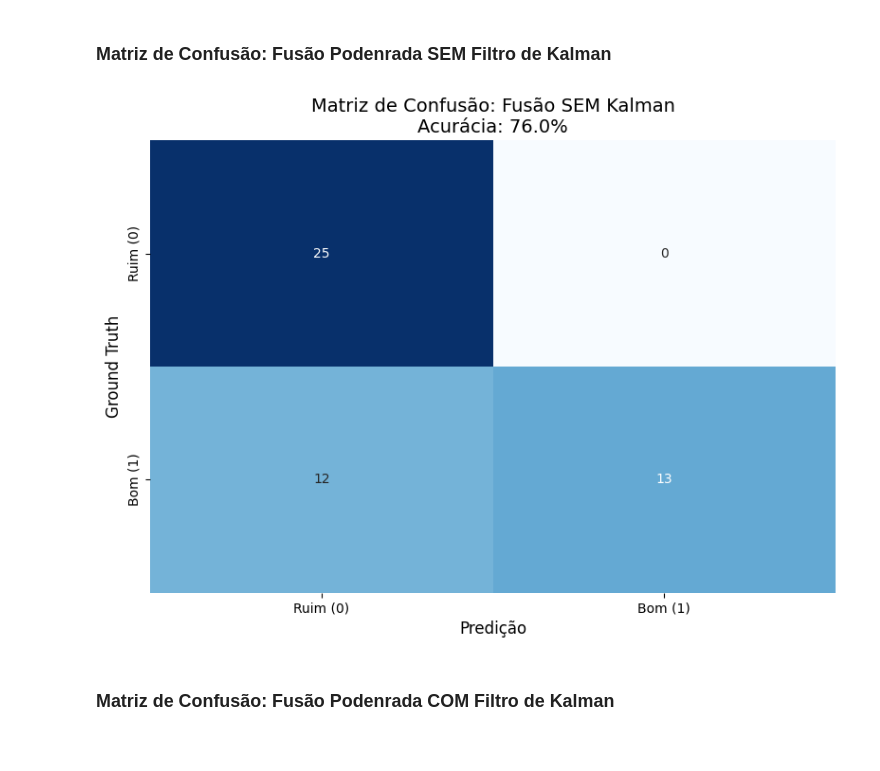
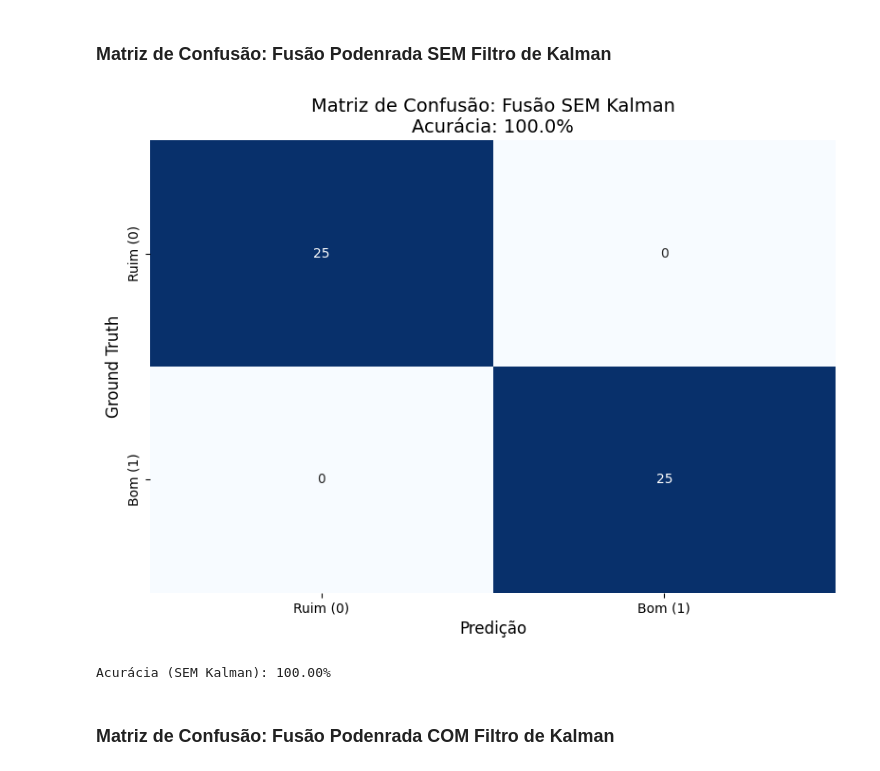
Before and after one commit to charlesluizmendes/RadnetFusion, a Jupyter notebook: src/7.results.ipynb, the cells around one changed output. Drawn from its saved outputs; the diff is of its cells as text; code cells hidden in the pictures.

```diff
--- a/src/7.results.ipynb
+++ b/src/7.results.ipynb
@@ -123,36 +124,62 @@ plt.show()
 # %% [markdown]
 ## Matriz de Confusão
 # %%
-w_model = 0.4
-w_efsr = 0.6
+edges_label = ctrl.Antecedent(np.arange(0, 1.1, 0.1), 'edges_label')
+radnet_label = ctrl.Antecedent(np.arange(0, 1.1, 0.1), 'radnet_label')
+gt_quality = ctrl.Consequent(np.arange(0, 1.1, 0.1), 'gt_quality')
+
+edges_label['ruim'] = fuzz.trimf(edges_label.universe, [0, 0, 0.5])
+edges_label['bom'] = fuzz.trimf(edges_label.universe, [0.5, 1, 1])
+
+radnet_label['ruim'] = fuzz.trimf(radnet_label.universe, [0, 0, 0.5])
+radnet_label['bom'] = fuzz.trimf(radnet_label.universe, [0.5, 1, 1])
+
+gt_quality['ruim'] = fuzz.trimf(gt_quality.universe, [0, 0, 0.5])
+gt_quality['bom'] = fuzz.trimf(gt_quality.universe, [0.5, 1, 1])
+
+rules = [
+    ctrl.Rule(edges_label['bom'] & radnet_label['bom'], gt_quality['bom']),
+    ctrl.Rule(edges_label['ruim'] & radnet_label['ruim'], gt_quality['ruim']),
+    ctrl.Rule(edges_label['bom'] & radnet_label['ruim'], gt_quality['ruim']),
+    ctrl.Rule(edges_label['ruim'] & radnet_label['bom'], gt_quality['bom'])
+]
+
+fuzzy_system = ctrl.ControlSystemSimulation(ctrl.ControlSystem(rules))
+# %%
+ground_truth = []
+
+for i in range(len(edges_inputs_label)):
+    fuzzy_system.input['edges_label'] = float(edges_inputs_label[i])
+    fuzzy_system.input['radnet_label'] = float(radnet_inputs_label[i])
+    fuzzy_system.compute()
+
+    score = fuzzy_system.output['gt_quality']
+    ground_truth.append(1 if score >= 0.5 else 0)
+
+ground_truth = np.array(ground_truth)
 # %% [markdown]
 ### Matriz de Confusão: Fusão Podenrada SEM Filtro de Kalman
 # %%
-ground_truth = []
-for i in range(len(edges_inputs_label)):
-    score = (edges_inputs_label[i] * w_model) + (radnet_inputs_label[i] * w_efsr)
-    if score >= 0.5:
-        ground_truth.append(1)
-    else:
-        ground_truth.append(0)
-
 acc = accuracy_score(ground_truth, fusion_output_class)
 cm = confusion_matrix(ground_truth, fusion_output_class)
 
 plt.figure(figsize=(8, 6))
 sns.heatmap(cm, annot=True, fmt='d', cmap='Blues', cbar=False,
             xticklabels=['Ruim (0)', 'Bom (1)'],
             yticklabels=['Ruim (0)', 'Bom (1)'])
 plt.xlabel('Predição', fontsize=12)
 plt.ylabel('Ground Truth', fontsize=12)
 plt.title(f'Matriz de Confusão: Fusão SEM Kalman\nAcurácia: {acc*100:.1f}%', fontsize=14)
 plt.tight_layout()
 
 os.makedirs("../results", exist_ok=True)
 plt.savefig('../results/confusion_matrix_fusion_without_kalman.png', bbox_inches='tight')
 plt.show()
+
+print(f"Acurácia (SEM Kalman): {acc*100:.2f}%")
 # %% [output]
-[figure, old version]
+[figure, new version]
+Acurácia (SEM Kalman): 100.00%
 # %% [markdown]
 ### Matriz de Confusão: Fusão Podenrada COM Filtro de Kalman
 # %%
```
Also changed, not shown: parts of 4 cells of this notebook, 8 other files.
